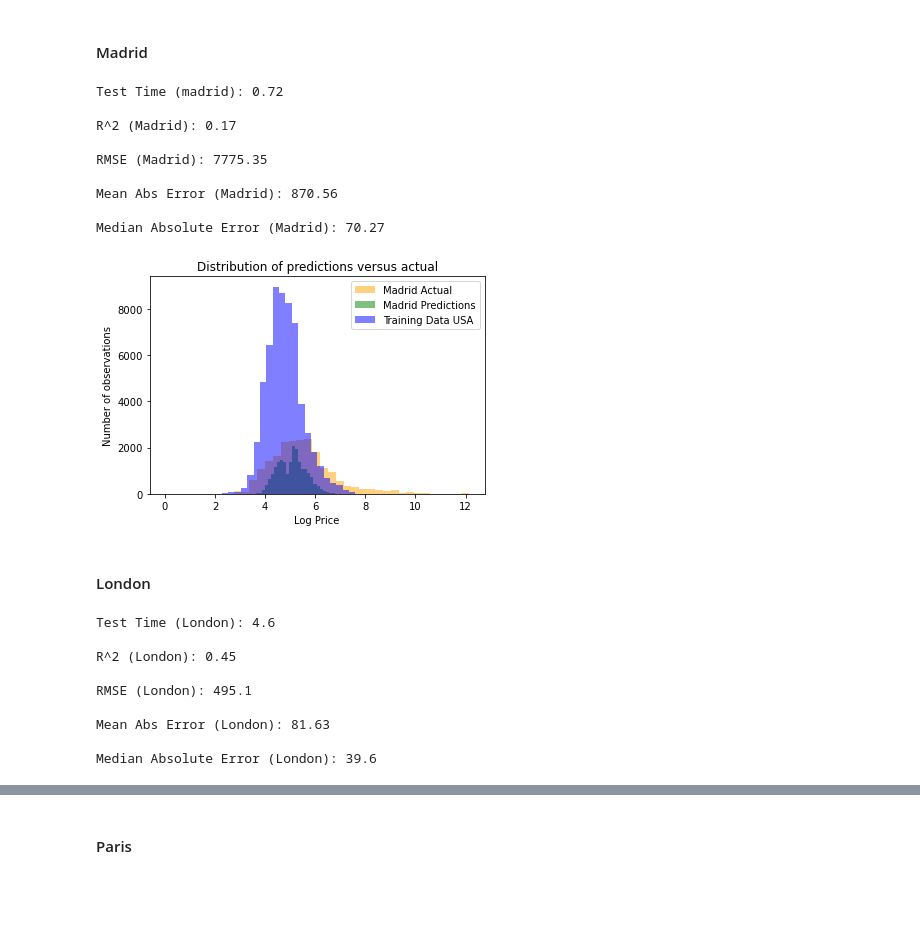
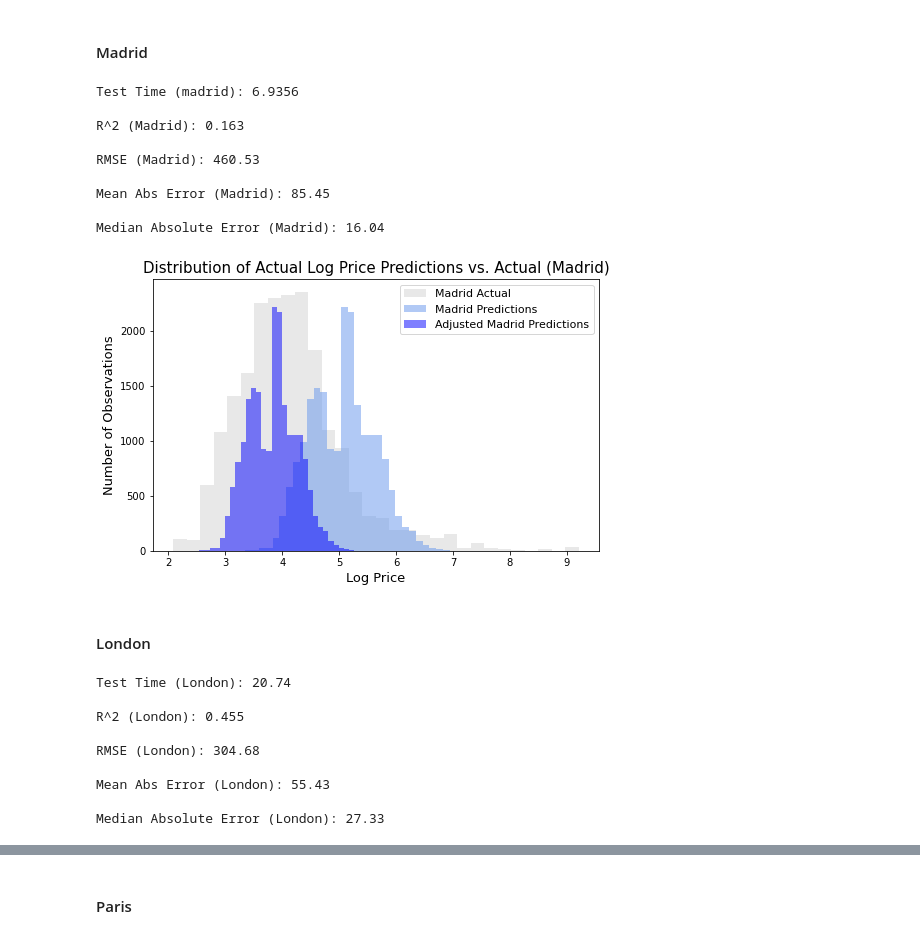
Before and after one commit to nikhil-bhargava/ids-705-final-project, a Jupyter notebook: notebooks/nb-random-forest-modeling.ipynb, the cells around one changed output, grey strips where cells are left out. Drawn from its saved outputs; the diff is of its cells as text; code cells hidden in the pictures; blank space fills up the shorter version.

```diff
--- a/notebooks/nb-random-forest-modeling.ipynb
+++ b/notebooks/nb-random-forest-modeling.ipynb
@@ -302,20 +238,5 @@ london_X = london.drop(columns=['log_price'])
 
 paris_y = paris.log_price
 paris_X = paris.drop(columns=['log_price'])
-# %%
-# standardize madrid data
-madrid_X = (madrid_X - X_train_mean)/X_train_stdev
-madrid_X.fillna(0, inplace=True)
-madrid_X.replace([np.inf, -np.inf], 0, inplace=True)
-
-# standardize london data
-london_X = (london_X - X_train_mean)/X_train_stdev
-london_X.fillna(0, inplace=True)
-london_X.replace([np.inf, -np.inf], 0, inplace=True)
-
-# standardize madrid data
-paris_X = (paris_X - X_train_mean)/X_train_stdev
-paris_X.fillna(0, inplace=True)
-paris_X.replace([np.inf, -np.inf], 0, inplace=True)
 # %% [markdown]
 #### Madrid
@@ -324,12 +243,15 @@ from sklearn.metrics import r2_score
-# %%
-madrid_col = 100/75.8
-madrid_y = madrid_col*madrid_y
 # %%
+# make predictions & time
 mad_start = time.time()
-y_pred = rf_final.predict(madrid_X)
+y_pred_o = rf_final.predict(madrid_X)
 mad_end = time.time()
 
-acc = rf_final.score(madrid_X, madrid_y)
+# adjust predictions for cost of living
+madrid_col = 100/75.8
+y_pred = np.log(np.exp(y_pred_o / madrid_col))
+
+# calculate metrics
+acc = r2_score(madrid_y, y_pred)
 
 rmse = mean_squared_error(np.exp(madrid_y), np.exp(y_pred), squared=False)
 
@@ -337,9 +259,9 @@ mae = mean_absolute_error(np.exp(madrid_y), np.exp(y_pred))
 
 medae = median_absolute_error(np.exp(madrid_y), np.exp(y_pred))
 # %%
-print('Test Time (madrid):', round(mad_end-mad_start,2))
+print('Test Time (madrid):', round(mad_end-mad_start,4))
 print('')
-print('R^2 (Madrid):', round(acc,2))
+print('R^2 (Madrid):', round(acc,3))
 print('')
 print('RMSE (Madrid):', round(rmse,2))
 print('')
@@ -347,25 +269,27 @@ print('Mean Abs Error (Madrid):', round(mae,2))
 print('')
 print('Median Absolute Error (Madrid):', round(medae,2))
 # %% [output]
-Test Time (madrid): 0.72
+Test Time (madrid): 6.9356
 
-R^2 (Madrid): 0.17
+R^2 (Madrid): 0.163
 
-RMSE (Madrid): 7775.35
+RMSE (Madrid): 460.53
 
-Mean Abs Error (Madrid): 870.56
+Mean Abs Error (Madrid): 85.45
 
-Median Absolute Error (Madrid): 70.27
+Median Absolute Error (Madrid): 16.04
 # %%
-plt.hist(madrid_y, bins=30, label='Madrid Actual', color='orange', alpha = 0.5)
-plt.hist(y_pred, bins=30, label='Madrid Predictions', color='green',alpha = 0.5)
-plt.hist(y, bins=30, label='Training Data USA', color='blue', alpha = 0.5)
-plt.title('Distribution of predictions versus actual')
-plt.ylabel('Number of observations')
-plt.xlabel('Log Price')
-plt.legend()
+import matplotlib.pyplot as plt
+plt.figure(figsize=(8,5))
+plt.hist(madrid_y, bins=30, label='Madrid Actual', color='lightgrey', alpha = 0.5)
+plt.hist(y_pred_o, bins=30, label='Madrid Predictions', color='cornflowerblue',alpha = 0.5)
+plt.hist(y_pred, bins=30, label='Adjusted Madrid Predictions', color='blue',alpha = 0.5)
+plt.title('Distribution of Actual Log Price Predictions vs. Actual (Madrid)', fontsize=15)
+plt.ylabel('Number of Observations', fontsize=13)
+plt.xlabel('Log Price', fontsize=13)
+plt.legend(fontsize=11)
 plt.show()
 # %% [output]
-[figure, old version]
+[figure, new version]
 # %% [markdown]
 #### London
@@ -387,7 +314,7 @@ medae = median_absolute_error(np.exp(london_y), np.exp(y_pred))
 # %%
 print('Test Time (London):', round(lon_end-lon_start,2))
 print('')
-print('R^2 (London):', round(acc,2))
+print('R^2 (London):', round(acc,3))
 print('')
 print('RMSE (London):', round(rmse,2))
 print('')
@@ -395,13 +322,13 @@ print('Mean Abs Error (London):', round(mae,2))
 print('')
 print('Median Absolute Error (London):', round(medae,2))
 # %% [output]
-Test Time (London): 4.6
+Test Time (London): 20.74
 
-R^2 (London): 0.45
+R^2 (London): 0.455
 
-RMSE (London): 495.1
+RMSE (London): 304.68
 
-Mean Abs Error (London): 81.63
+Mean Abs Error (London): 55.43
 
-Median Absolute Error (London): 39.6
+Median Absolute Error (London): 27.33
 # %%
```
Also changed, not shown: parts of 34 cells of this notebook.
